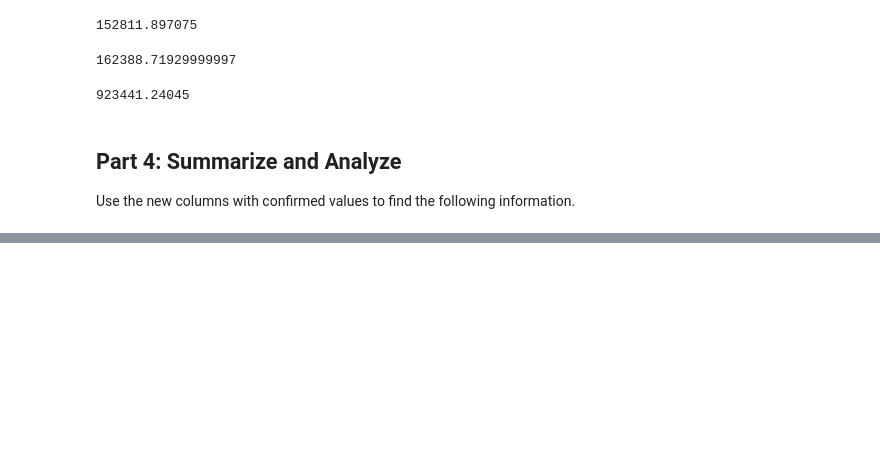
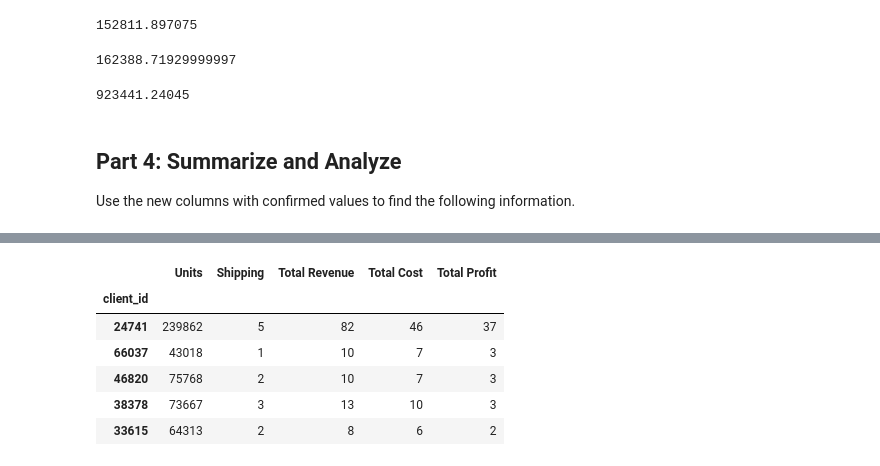
Before and after one commit to jvanskyhawk/pandas-challenge-1, a Jupyter notebook: module_4_challenge.ipynb, the cells around one changed output, grey strips where cells are left out. Saved outputs shown, nothing was run; the diff lists cells and outputs as text; code cells hidden in the pictures; blank space fills up the shorter version.

```diff
--- a/module_4_challenge.ipynb
+++ b/module_4_challenge.ipynb
@@ -231,2 +262,12 @@ KeyError: "None of [Index([33615, 66037, 46820, 38378, 24741], dtype='int64')] a
 # %%
 # Sort the updated data by "Total Profit" form highest to lowest
+top_5_clients_df = top_5_clients_df.sort_values('Total Profit', ascending=False)
+top_5_clients_df
+# %% [output]
+|  | Units | Shipping | Total Revenue | Total Cost | Total Profit |
+| client_id |  |  |  |  |  |
+| 24741 | 239862 | 5 | 82 | 46 | 37 |
+| 66037 | 43018 | 1 | 10 | 7 | 3 |
+| 46820 | 75768 | 2 | 10 | 7 | 3 |
+| 38378 | 73667 | 3 | 13 | 10 | 3 |
+| 33615 | 64313 | 2 | 8 | 6 | 2 |
```
Also changed, not shown: parts of 3 cells of this notebook.
